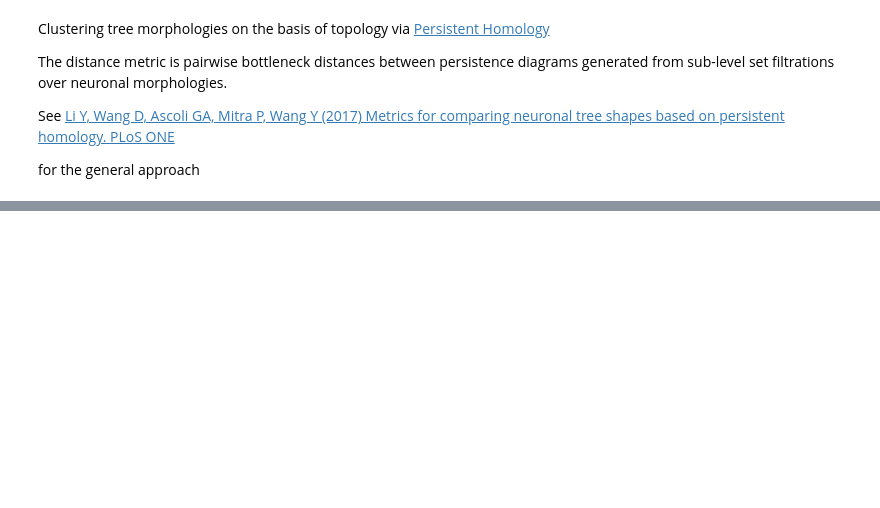
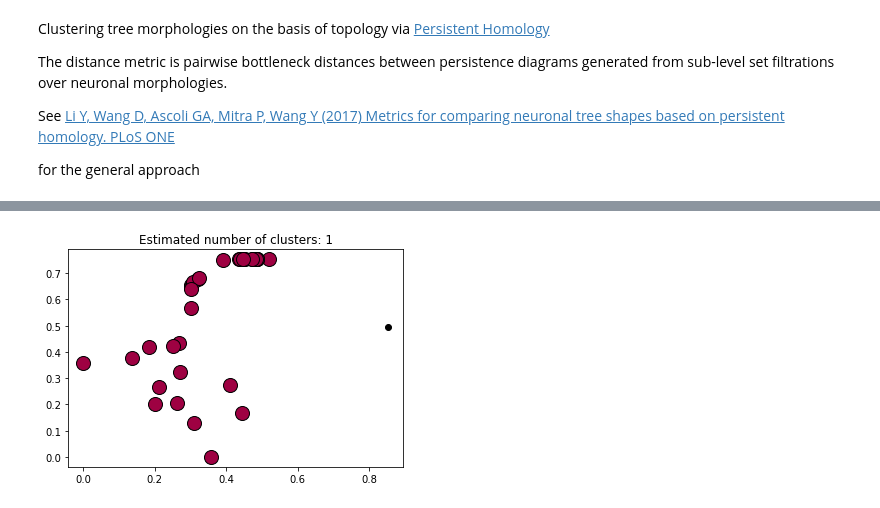
Before and after one commit to fiji/SNT, a Jupyter notebook: notebooks/bottleneck_distance.ipynb, the cells around one changed output, grey strips where cells are left out. Drawn from its saved outputs; the diff is of its cells as text; code cells hidden in the pictures; blank space fills up the shorter version.

```diff
--- a/notebooks/bottleneck_distance.ipynb
+++ b/notebooks/bottleneck_distance.ipynb
@@ -21,9 +21,16 @@ from scipy.cluster.hierarchy import dendrogram, ward, complete, average
 ij = imagej.init(r'C:\Users\cam\Desktop\My_Desktop\Fiji.app', headless=False)
 from jnius import autoclass, cast
 # %%
+Context = autoclass('org.scijava.Context')
 Tree = autoclass('sc.fiji.snt.Tree')
 MouseLightLoader = autoclass('sc.fiji.snt.io.MouseLightLoader')
 PersistenceAnalyzer = autoclass('sc.fiji.snt.analysis.PersistenceAnalyzer')
+Viewer2D = autoclass('sc.fiji.snt.viewer.Viewer2D')
+Viewer3D = autoclass('sc.fiji.snt.viewer.Viewer3D')
+
+MultiViewer2D = autoclass('sc.fiji.snt.viewer.MultiViewer2D')
+MultiTreeColorMapper = autoclass('sc.fiji.snt.analysis.MultiTreeColorMapper')
+ColorTables = autoclass('net.imagej.display.ColorTables')
 # %%
 diagram_map = {}  # global
 tree_map = {}     # global
@@ -32,7 +39,7 @@ labels = []       # global
 def mydist(a1, a2):
     # bottleneck distance between two persistence diagrams
     # an epsilon may be specified, which greatly accelerates the computation
-    return gd.bottleneck_distance(diagram_map[a1[0]], diagram_map[a2[0]], 0.1)
+    return gd.bottleneck_distance(diagram_map[a1[0]], diagram_map[a2[0]])
 
 
 def get_distance_matrix(cell_ids):
@@ -52,6 +59,10 @@ def fetch_reconstructions():
     group_1 = ['AA0039', 'AA0101', 'AA0103', 'AA0105', 'AA0188', 'AA0278', 'AA0390', 'AA0394',
               'AA0406', 'AA0577', 'AA0599', 'AA0633', 'AA0650', 'AA0781', 'AA0784', 'AA0799',
               'AA0817', 'AA0837', 'AA0838', 'AA0844']
+#     group_2 = ['AA0444', 'AA0490', 'AA0491', 'AA0560', 'AA0611', 'AA0688', 'AA0731', 'AA0804',
+#               'AA0810', 'AA0823', 'AA0827', 'AA0828']
+#     group_3 = ['AA0380', 'AA0383', 'AA0423', 'AA0459', 'AA0687', 'AA0704', 'AA0721', 'AA0736',
+#               'AA0811', 'AA0824', 'AA0847', 'AA0848', 'AA0849', 'AA0855']
     groups = [group_0, group_1]
     trees = []
     for num, group in enumerate(groups):
@@ -120,0 +152,71 @@ plt.tight_layout()
+# %%
+
+from sklearn.preprocessing import StandardScaler
+from sklearn import metrics
+labels_true = labels
+X = matrix / np.max(matrix)
+print(X)
+print(X.shape)
+# #############################################################################
+# Compute DBSCAN
+db = DBSCAN(eps=3500, min_samples=5, metric='precomputed').fit(matrix)
+
+core_samples_mask = np.zeros_like(db.labels_, dtype=bool)
+core_samples_mask[db.core_sample_indices_] = True
+dblabels = db.labels_
+
+# Number of clusters in labels, ignoring noise if present.
+n_clusters_ = len(set(dblabels)) - (1 if -1 in dblabels else 0)
+n_noise_ = list(dblabels).count(-1)
+
+print('Estimated number of clusters: %d' % n_clusters_)
+print('Estimated number of noise points: %d' % n_noise_)
+print("Homogeneity: %0.3f" % metrics.homogeneity_score(labels_true, dblabels))
+print("Completeness: %0.3f" % metrics.completeness_score(labels_true, dblabels))
+print("V-measure: %0.3f" % metrics.v_measure_score(labels_true, dblabels))
+print("Adjusted Rand Index: %0.3f" % metrics.adjusted_rand_score(labels_true, dblabels))
+print("Adjusted Mutual Information: %0.3f"% metrics.adjusted_mutual_info_score(labels_true, dblabels))
+
+# #############################################################################
+# Plot result
+import matplotlib.pyplot as plt
+
+# Black removed and is used for noise instead.
+unique_labels = set(dblabels)
+colors = [plt.cm.Spectral(each)
+          for each in np.linspace(0, 1, len(unique_labels))]
+for k, col in zip(unique_labels, colors):
+    if k == -1:
+        # Black used for noise.
+        col = [0, 0, 0, 1]
+
+    class_member_mask = (dblabels == k)
+
+    xy = X[class_member_mask & core_samples_mask]
+    plt.plot(xy[:, 0], xy[:, 1], 'o', markerfacecolor=tuple(col),
+             markeredgecolor='k', markersize=14)
+
+    xy = X[class_member_mask & ~core_samples_mask]
+    plt.plot(xy[:, 0], xy[:, 1], 'o', markerfacecolor=tuple(col),
+             markeredgecolor='k', markersize=6)
+
+plt.title('Estimated number of clusters: %d' % n_clusters_)
+plt.show()
+
+def get_group_viewers(compare):
+    viewers = []
+    for pair in compare:
+        true_labels = []
+        v = Viewer3D()
+        for t in pair:
+            v.addTree(tree_map[t])
+            true_labels.append(tree_map[t].getLabel())
+
+        v.colorCode(ij.py.to_java(true_labels),
+                    MultiTreeColorMapper.LENGTH,
+                    ColorTables.ICE)
+        #v.setViewMode(Viewer3D.ViewMode.SIDE)
+        viewers.append(v)
+
+    return viewers
+# %% [output]
@@ -120,0 +238 @@ plt.tight_layout()
+[figure, added]
```
Also changed, not shown: parts of 7 cells of this notebook, 2 other files.
